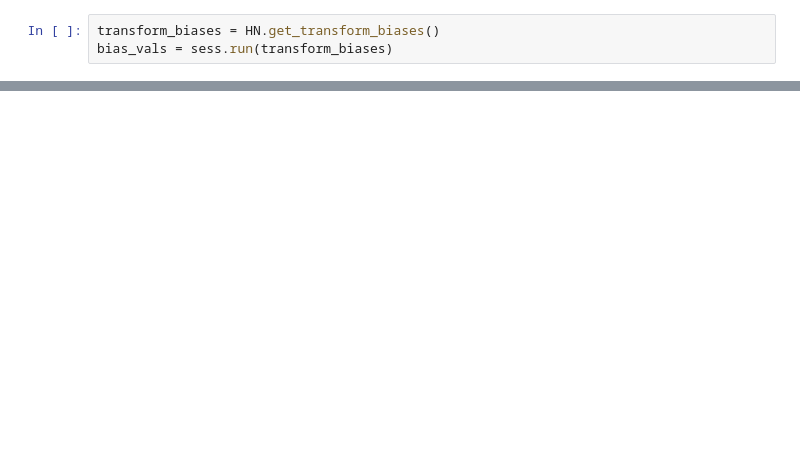
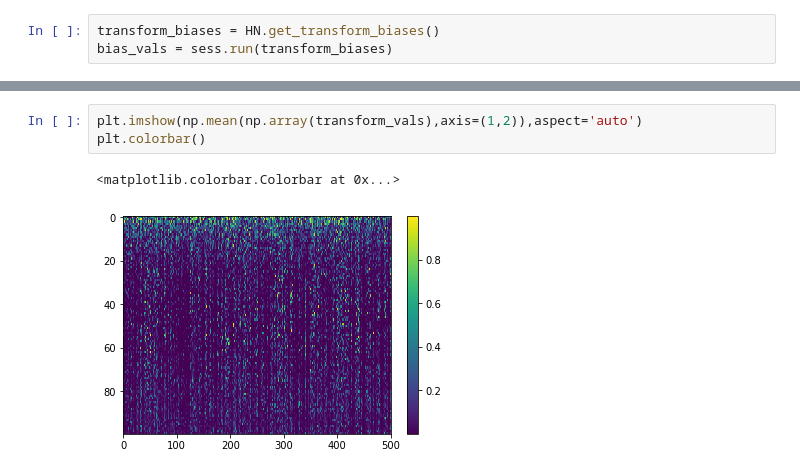
Before and after one commit to tmulc18/HighwayNetworks, a Jupyter notebook: Plain vs Highway.ipynb, the cells around one changed output, grey strips where cells are left out. Drawn from its saved outputs; the diff is of its cells as text; blank space fills up the shorter version.

```diff
--- a/Plain vs Highway.ipynb
+++ b/Plain vs Highway.ipynb
@@ -76,0 +75,6 @@ plt.colorbar()
+# %%
+plt.imshow(np.mean(np.array(transform_vals),axis=(1,2)),aspect='auto')
+plt.colorbar()
+# %% [output]
+<matplotlib.colorbar.Colorbar at 0x...>
+[figure, added]
```
Also changed, not shown: parts of 10 cells of this notebook, 7 other files.
